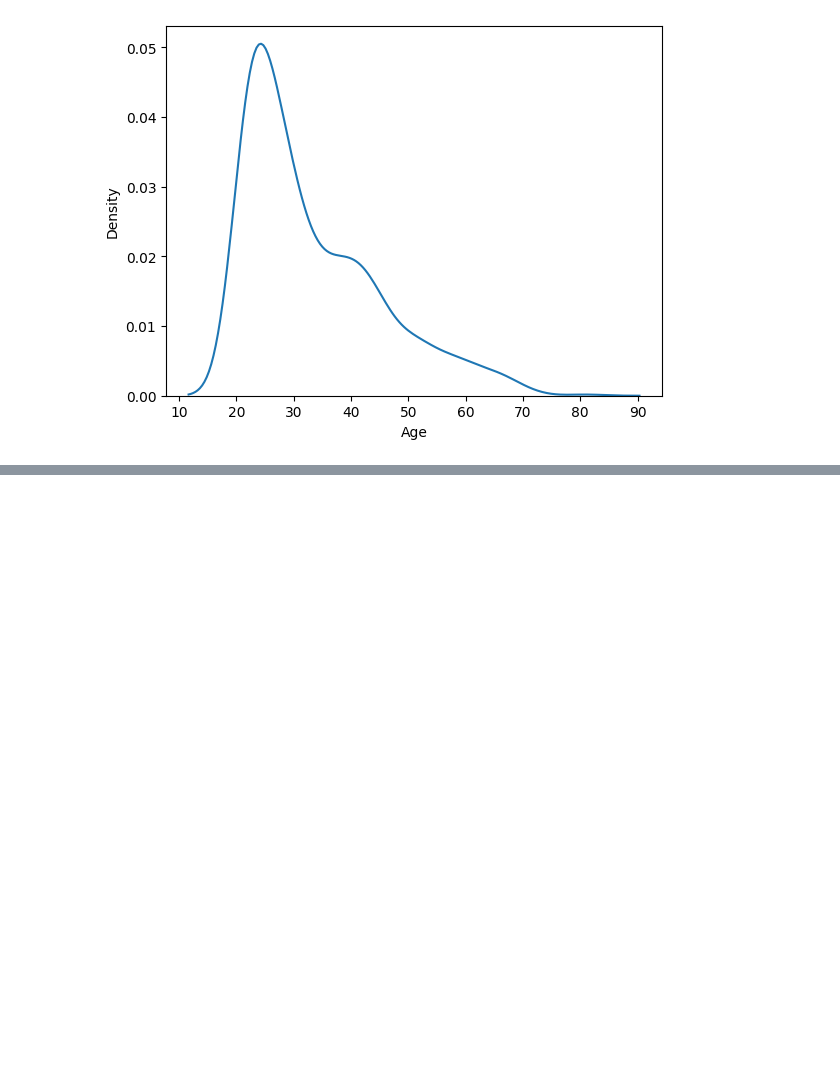
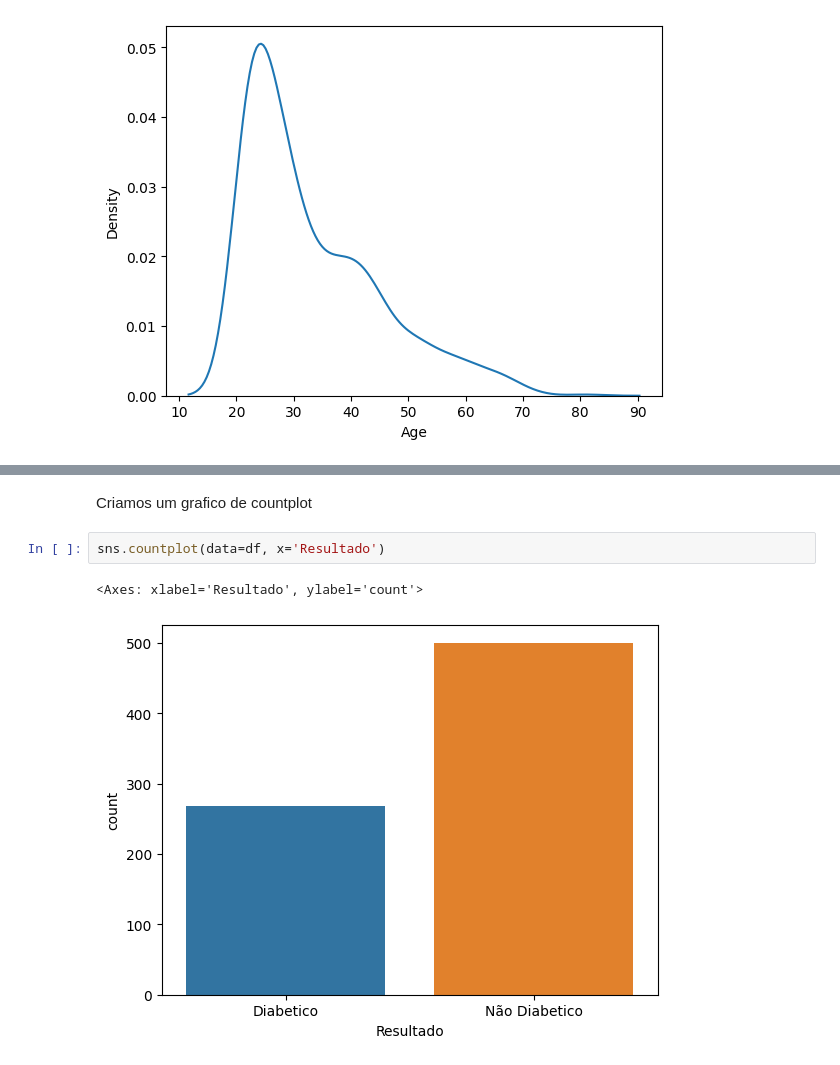
Before and after one commit to rdthemis/ADTD, a Jupyter notebook: Gráficos.ipynb, the cells around one changed output, grey strips where cells are left out. Cells and saved outputs as stored; diff of their text form; blank space fills up the shorter version.

```diff
--- a/Gráficos.ipynb
+++ b/Gráficos.ipynb
@@ -45,0 +65,7 @@ sns.kdeplot(data=df, x='Age')
+# %% [markdown]
+Criamos um grafico de countplot
+# %%
+sns.countplot(data=df, x='Resultado')
+# %% [output]
+<Axes: xlabel='Resultado', ylabel='count'>
+[figure, added]
```
Also changed, not shown: parts of 6 cells of this notebook.
